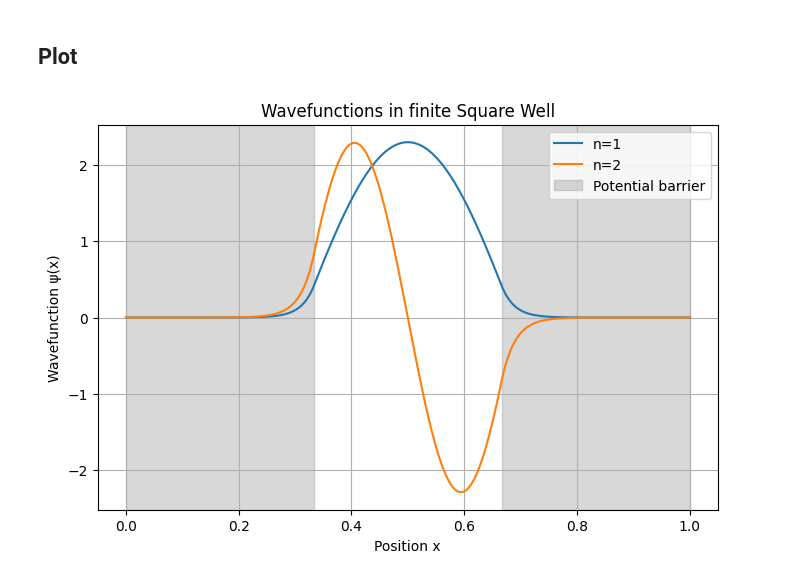
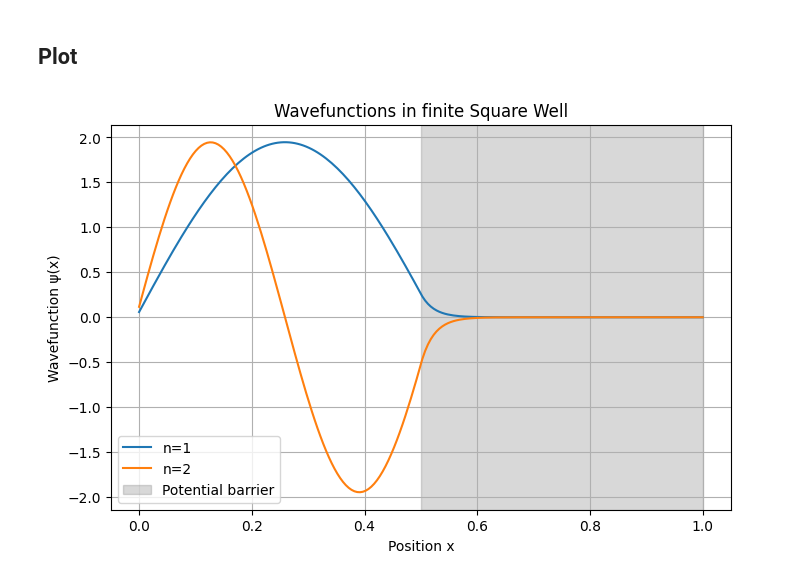
Before and after one commit to Rayutto/quantum-dev, a Jupyter notebook: Course/Well_model/1D_asymetric_finite_well.ipynb, the cells around one changed output. Saved outputs shown, nothing was run; the diff lists cells and outputs as text; code cells hidden in the pictures.

```diff
--- a/Course/Well_model/1D_asymetric_finite_well.ipynb
+++ b/Course/Well_model/1D_asymetric_finite_well.ipynb
@@ -26,8 +26,8 @@ T = -0.5 * Qobj(D2) / dx**2  # Kinetic energy operator
 Vx = np.zeros(N)
 
 # Set potential = V0 outside [1/3, 2/3]
-Vx[x < L/3] = V0
-Vx[x > 2*L/3] = V0
+Vx[x < L0] = 0
+Vx[x > L0] = V0
 
 V = Qobj(np.diag(Vx))  # Potential energy operator
 
@@ -44,16 +44,15 @@ states = eigenstates[1]
 # %%
 plt.figure(figsize=(8, 5))
 for i in range(2):
     psi = states[i].full().flatten()
     plt.plot(x, psi / np.sqrt(dx), label=f'n={i+1}')
 # Shade the potential barriers (V ≠ 0)
-plt.axvspan(0, L/3, color='gray', alpha=0.3, label='Potential barrier')
-plt.axvspan(2*L/3, L, color='gray', alpha=0.3)
+plt.axvspan(L0, L, color='gray', alpha=0.3, label='Potential barrier')
 plt.title("Wavefunctions in finite Square Well")
 plt.xlabel("Position x")
 plt.ylabel("Wavefunction ψ(x)")
 plt.legend()
 plt.grid(True)
 plt.show()
 # %% [output]
-[figure, old version]
+[figure, new version]
```
